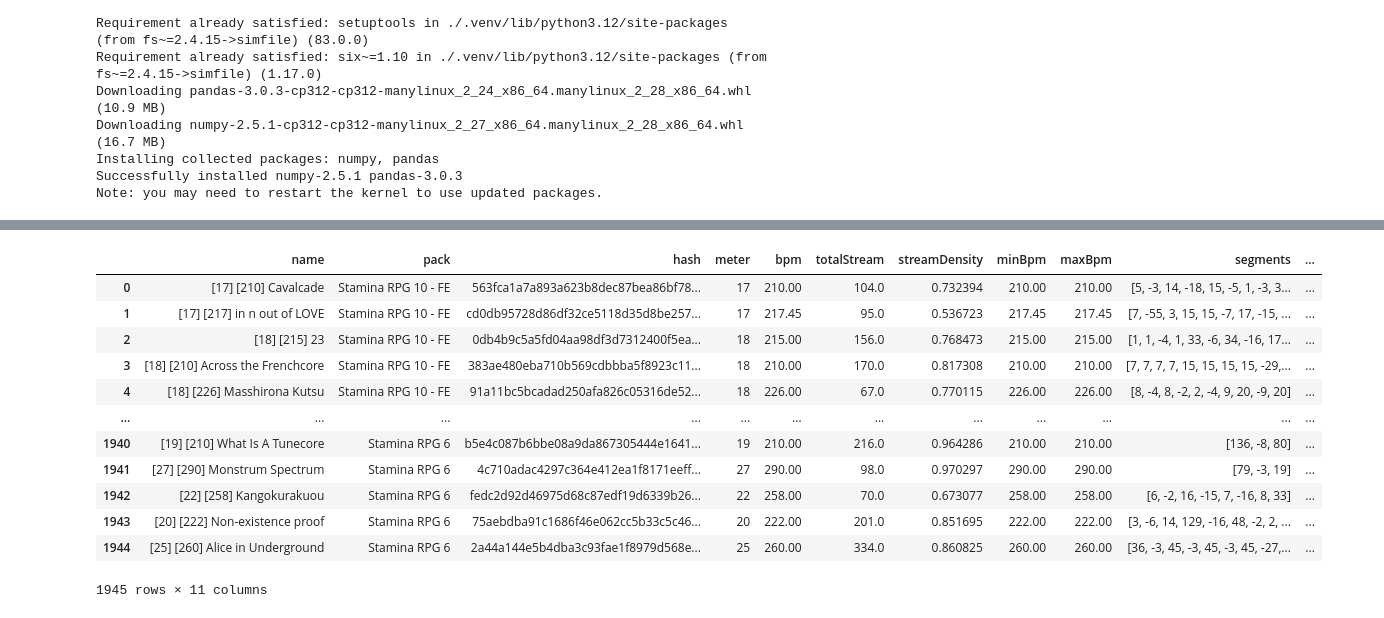
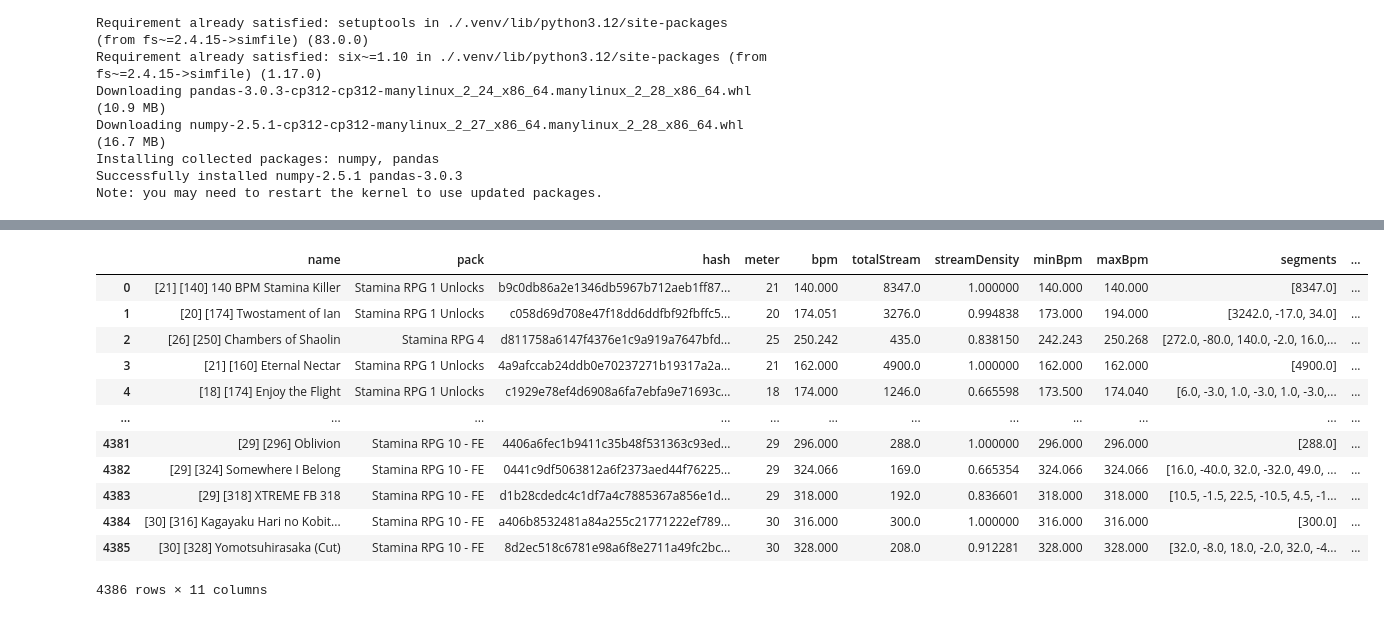
Before and after one commit to som1sezhi/itg-scatter-plot, a Jupyter notebook: notebooks/process_data.ipynb, the cells around one changed output, grey strips where cells are left out. Drawn from its saved outputs; the diff is of its cells as text; code cells hidden in the pictures.

```diff
--- a/notebooks/process_data.ipynb
+++ b/notebooks/process_data.ipynb
@@ -152,26 +227,26 @@ skipping [22] [200] Life Starts At 200 BPM (dupe hash)
 # %%
 columns = [
     'name', 'pack', 'hash', 'meter',
     'bpm', 'totalStream', 'streamDensity',
     'minBpm', 'maxBpm',
     'segments', 'densityGraph']
-df = pd.DataFrame(data, columns=columns)
+df = pd.DataFrame(hash_to_data.values(), columns=columns)
 if existing_df is not None:
     df = pd.concat([existing_df, df], axis=0, ignore_index=True)
 df
 # %% [output]
 |  | name | pack | hash | meter | bpm | totalStream | streamDensity | minBpm | maxBpm | segments | ... |
-| 0 | [17] [210] Cavalcade | Stamina RPG 10 - FE | 563fca1a7a893a623b8dec87bea86bf78... | 17 | 210.00 | 104.0 | 0.732394 | 210.00 | 210.00 | [5, -3, 14, -18, 15, -5, 1, -3, 3... | ... |
-| 1 | [17] [217] in n out of LOVE | Stamina RPG 10 - FE | cd0db95728d86df32ce5118d35d8be257... | 17 | 217.45 | 95.0 | 0.536723 | 217.45 | 217.45 | [7, -55, 3, 15, 15, -7, 17, -15, ... | ... |
-| 2 | [18] [215] 23 | Stamina RPG 10 - FE | 0db4b9c5a5fd04aa98df3d7312400f5ea... | 18 | 215.00 | 156.0 | 0.768473 | 215.00 | 215.00 | [1, 1, -4, 1, 33, -6, 34, -16, 17... | ... |
-| 3 | [18] [210] Across the Frenchcore | Stamina RPG 10 - FE | 383ae480eba710b569cdbbba5f8923c11... | 18 | 210.00 | 170.0 | 0.817308 | 210.00 | 210.00 | [7, 7, 7, 7, 15, 15, 15, 15, -29,... | ... |
-| 4 | [18] [226] Masshirona Kutsu | Stamina RPG 10 - FE | 91a11bc5bcadad250afa826c05316de52... | 18 | 226.00 | 67.0 | 0.770115 | 226.00 | 226.00 | [8, -4, 8, -2, 2, -4, 9, 20, -9, 20] | ... |
+| 0 | [21] [140] 140 BPM Stamina Killer | Stamina RPG 1 Unlocks | b9c0db86a2e1346db5967b712aeb1ff87... | 21 | 140.000 | 8347.0 | 1.000000 | 140.000 | 140.000 | [8347.0] | ... |
+| 1 | [20] [174] Twostament of Ian | Stamina RPG 1 Unlocks | c058d69d708e47f18dd6ddfbf92fbffc5... | 20 | 174.051 | 3276.0 | 0.994838 | 173.000 | 194.000 | [3242.0, -17.0, 34.0] | ... |
+| 2 | [26] [250] Chambers of Shaolin | Stamina RPG 4 | d811758a6147f4376e1c9a919a7647bfd... | 25 | 250.242 | 435.0 | 0.838150 | 242.243 | 250.268 | [272.0, -80.0, 140.0, -2.0, 16.0,... | ... |
+| 3 | [21] [160] Eternal Nectar | Stamina RPG 1 Unlocks | 4a9afccab24ddb0e70237271b19317a2a... | 21 | 162.000 | 4900.0 | 1.000000 | 162.000 | 162.000 | [4900.0] | ... |
+| 4 | [18] [174] Enjoy the Flight | Stamina RPG 1 Unlocks | c1929e78ef4d6908a6fa7ebfa9e71693c... | 18 | 174.000 | 1246.0 | 0.665598 | 173.500 | 174.040 | [6.0, -3.0, 1.0, -3.0, 1.0, -3.0,... | ... |
 | ... | ... | ... | ... | ... | ... | ... | ... | ... | ... | ... | ... |
-| 1940 | [19] [210] What Is A Tunecore | Stamina RPG 6 | b5e4c087b6bbe08a9da867305444e1641... | 19 | 210.00 | 216.0 | 0.964286 | 210.00 | 210.00 | [136, -8, 80] | ... |
-| 1941 | [27] [290] Monstrum Spectrum | Stamina RPG 6 | 4c710adac4297c364e412ea1f8171eeff... | 27 | 290.00 | 98.0 | 0.970297 | 290.00 | 290.00 | [79, -3, 19] | ... |
-| 1942 | [22] [258] Kangokurakuou | Stamina RPG 6 | fedc2d92d46975d68c87edf19d6339b26... | 22 | 258.00 | 70.0 | 0.673077 | 258.00 | 258.00 | [6, -2, 16, -15, 7, -16, 8, 33] | ... |
-| 1943 | [20] [222] Non-existence proof | Stamina RPG 6 | 75aebdba91c1686f46e062cc5b33c5c46... | 20 | 222.00 | 201.0 | 0.851695 | 222.00 | 222.00 | [3, -6, 14, 129, -16, 48, -2, 2, ... | ... |
-| 1944 | [25] [260] Alice in Underground | Stamina RPG 6 | 2a44a144e5b4dba3c93fae1f8979d568e... | 25 | 260.00 | 334.0 | 0.860825 | 260.00 | 260.00 | [36, -3, 45, -3, 45, -3, 45, -27,... | ... |
+| 4381 | [29] [296] Oblivion | Stamina RPG 10 - FE | 4406a6fec1b9411c35b48f531363c93ed... | 29 | 296.000 | 288.0 | 1.000000 | 296.000 | 296.000 | [288.0] | ... |
+| 4382 | [29] [324] Somewhere I Belong | Stamina RPG 10 - FE | 0441c9df5063812a6f2373aed44f76225... | 29 | 324.066 | 169.0 | 0.665354 | 324.066 | 324.066 | [16.0, -40.0, 32.0, -32.0, 49.0, ... | ... |
+| 4383 | [29] [318] XTREME FB 318 | Stamina RPG 10 - FE | d1b28cdedc4c1df7a4c7885367a856e1d... | 29 | 318.000 | 192.0 | 0.836601 | 318.000 | 318.000 | [10.5, -1.5, 22.5, -10.5, 4.5, -1... | ... |
+| 4384 | [30] [316] Kagayaku Hari no Kobit... | Stamina RPG 10 - FE | a406b8532481a84a255c21771222ef789... | 30 | 316.000 | 300.0 | 1.000000 | 316.000 | 316.000 | [300.0] | ... |
+| 4385 | [30] [328] Yomotsuhirasaka (Cut) | Stamina RPG 10 - FE | 8d2ec518c6781e98a6f8e2711a49fc2bc... | 30 | 328.000 | 208.0 | 0.912281 | 328.000 | 328.000 | [32.0, -8.0, 18.0, -2.0, 32.0, -4... | ... |
-1945 rows × 11 columns
+4386 rows × 11 columns
 # %%
 df.to_json('../public/dataset.json', orient='records', index=False)
```
Also changed, not shown: parts of 4 cells of this notebook, 3 other files.
